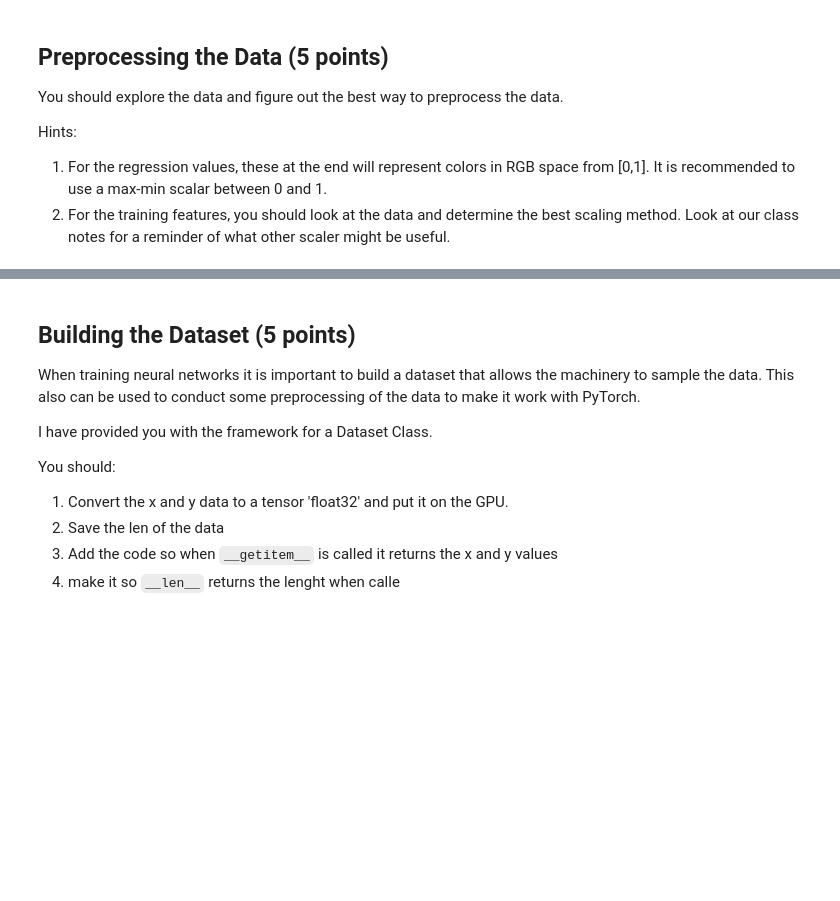
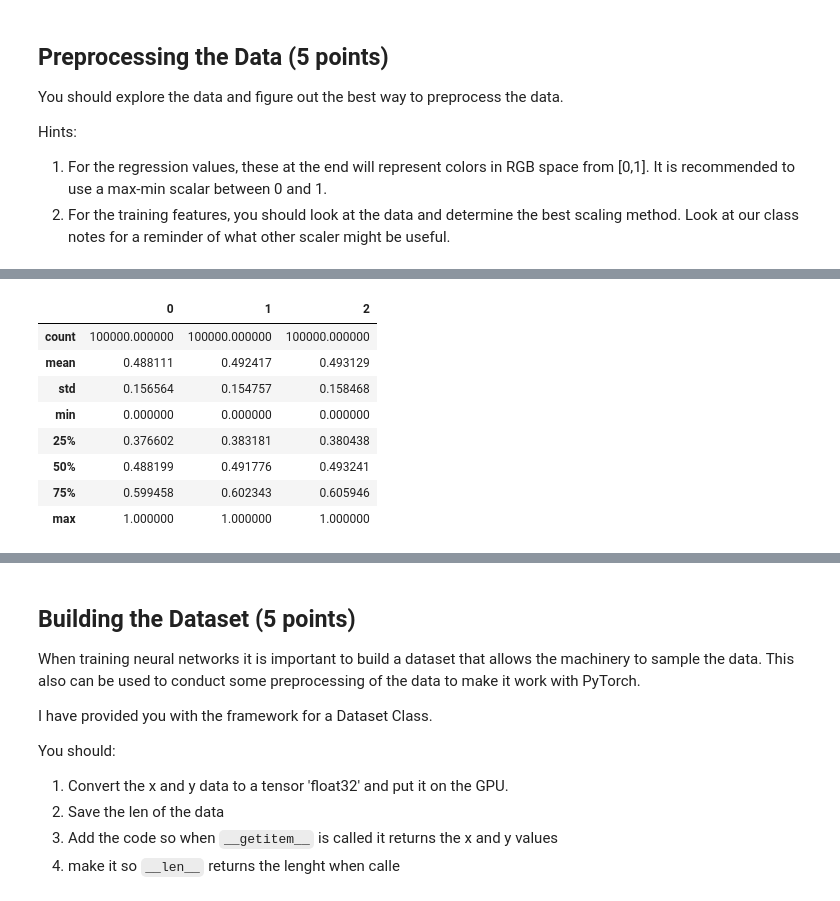
Before and after one commit to henginsever/Homework_3_Machine_Learning, a Jupyter notebook: Final_Exam_Assignment.ipynb, the cells around one changed output, grey strips where cells are left out. Saved outputs shown, nothing was run; the diff lists cells and outputs as text; code cells hidden in the pictures; blank space fills up the shorter version.

```diff
--- a/Final_Exam_Assignment.ipynb
+++ b/Final_Exam_Assignment.ipynb
@@ -78,0 +136,13 @@ Hints:
+# %%
+pd_training_true = pd.DataFrame(training_true)
+pd_training_true.describe()
+# %% [output]
+|  | 0 | 1 | 2 |
+| count | 100000.000000 | 100000.000000 | 100000.000000 |
+| mean | 0.488111 | 0.492417 | 0.493129 |
+| std | 0.156564 | 0.154757 | 0.158468 |
+| min | 0.000000 | 0.000000 | 0.000000 |
+| 25% | 0.376602 | 0.383181 | 0.380438 |
+| 50% | 0.488199 | 0.491776 | 0.493241 |
+| 75% | 0.599458 | 0.602343 | 0.605946 |
+| max | 1.000000 | 1.000000 | 1.000000 |
```
Also changed, not shown: parts of 38 cells of this notebook, 1 other file.
